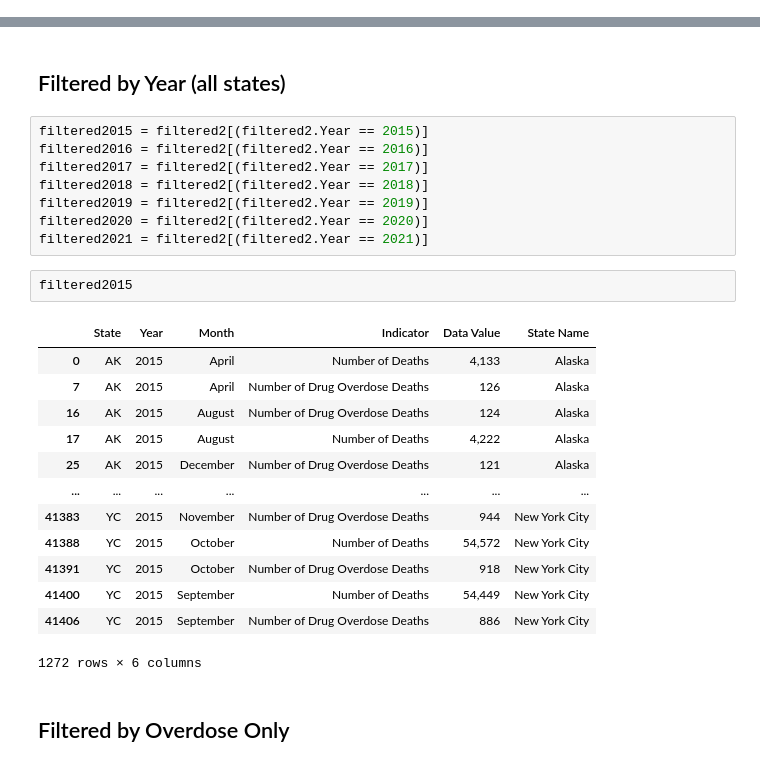
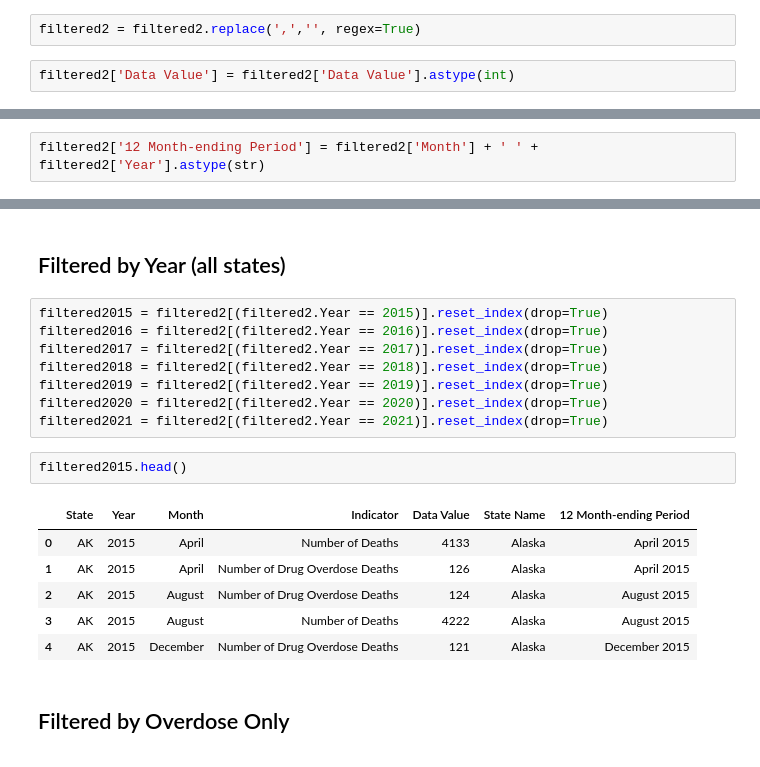
Before and after one commit to croethel/DataEngineering.Labs.AirflowProject, a Jupyter notebook: VSRR_notebook.ipynb, the cells around one changed output, grey strips where cells are left out. Saved outputs shown, nothing was run; the diff lists cells and outputs as text.

Commit message:
changes to data

```diff
--- a/VSRR_notebook.ipynb
+++ b/VSRR_notebook.ipynb
@@ -65,0 +60,4 @@ filtered2
+# %%
+filtered2 = filtered2.replace(',','', regex=True)
+# %%
+filtered2['Data Value'] = filtered2['Data Value'].astype(int)
@@ -65,0 +73,2 @@ filtered2
+# %%
+filtered2['12 Month-ending Period'] = filtered2['Month'] + ' ' + filtered2['Year'].astype(str)
@@ -66,29 +84,22 @@ filtered2
 # %% [markdown]
 ## Filtered by Year (all states)
 # %%
-filtered2015 = filtered2[(filtered2.Year == 2015)]
-filtered2016 = filtered2[(filtered2.Year == 2016)]
-filtered2017 = filtered2[(filtered2.Year == 2017)]
-filtered2018 = filtered2[(filtered2.Year == 2018)]
-filtered2019 = filtered2[(filtered2.Year == 2019)]
-filtered2020 = filtered2[(filtered2.Year == 2020)]
-filtered2021 = filtered2[(filtered2.Year == 2021)]
+filtered2015 = filtered2[(filtered2.Year == 2015)].reset_index(drop=True)
+filtered2016 = filtered2[(filtered2.Year == 2016)].reset_index(drop=True)
+filtered2017 = filtered2[(filtered2.Year == 2017)].reset_index(drop=True)
+filtered2018 = filtered2[(filtered2.Year == 2018)].reset_index(drop=True)
+filtered2019 = filtered2[(filtered2.Year == 2019)].reset_index(drop=True)
+filtered2020 = filtered2[(filtered2.Year == 2020)].reset_index(drop=True)
+filtered2021 = filtered2[(filtered2.Year == 2021)].reset_index(drop=True)
 # %%
-filtered2015
+filtered2015.head()
 # %% [output]
-|  | State | Year | Month | Indicator | Data Value | State Name |
-| 0 | AK | 2015 | April | Number of Deaths | 4,133 | Alaska |
-| 7 | AK | 2015 | April | Number of Drug Overdose Deaths | 126 | Alaska |
-| 16 | AK | 2015 | August | Number of Drug Overdose Deaths | 124 | Alaska |
-| 17 | AK | 2015 | August | Number of Deaths | 4,222 | Alaska |
-| 25 | AK | 2015 | December | Number of Drug Overdose Deaths | 121 | Alaska |
-| ... | ... | ... | ... | ... | ... | ... |
-| 41383 | YC | 2015 | November | Number of Drug Overdose Deaths | 944 | New York City |
-| 41388 | YC | 2015 | October | Number of Deaths | 54,572 | New York City |
-| 41391 | YC | 2015 | October | Number of Drug Overdose Deaths | 918 | New York City |
-| 41400 | YC | 2015 | September | Number of Deaths | 54,449 | New York City |
-| 41406 | YC | 2015 | September | Number of Drug Overdose Deaths | 886 | New York City |
+|  | State | Year | Month | Indicator | Data Value | State Name | 12 Month-ending Period |
+| 0 | AK | 2015 | April | Number of Deaths | 4133 | Alaska | April 2015 |
+| 1 | AK | 2015 | April | Number of Drug Overdose Deaths | 126 | Alaska | April 2015 |
+| 2 | AK | 2015 | August | Number of Drug Overdose Deaths | 124 | Alaska | August 2015 |
+| 3 | AK | 2015 | August | Number of Deaths | 4222 | Alaska | August 2015 |
+| 4 | AK | 2015 | December | Number of Drug Overdose Deaths | 121 | Alaska | December 2015 |
-1272 rows × 6 columns
 # %% [markdown]
 ## Filtered by Overdose Only
 # %%
```
Also changed, not shown: parts of 21 cells of this notebook.
